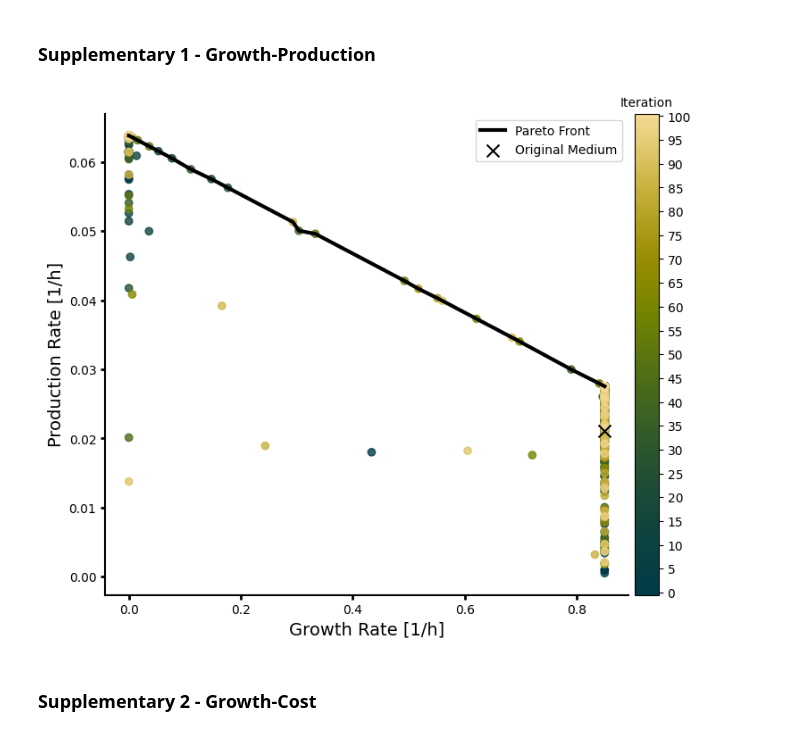
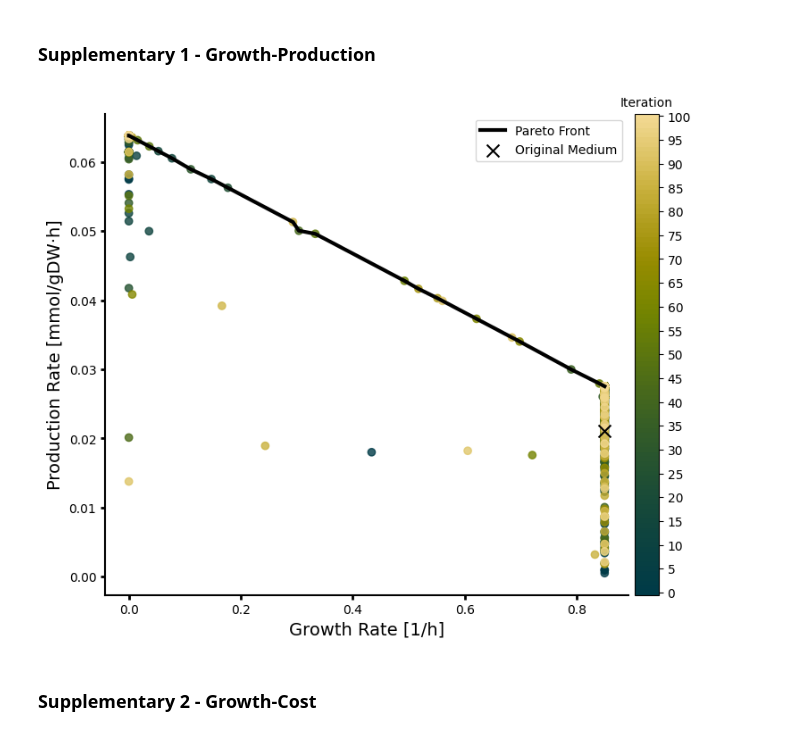
Before and after one commit to cjmerzbacher/mobo-medium-conditions, a Jupyter notebook: analysis/suppfigs.ipynb, the cells around one changed output. Cells and saved outputs as stored; diff of their text form; code cells hidden in the pictures.

Commit message:
fixed units on production axis

```diff
--- a/analysis/suppfigs.ipynb
+++ b/analysis/suppfigs.ipynb
@@ -82,35 +82,35 @@ axes.scatter(
     color = "black", marker = "x",
     label = "Original Medium", s = 100, zorder = 5
     )
 
 
 # axes
 axes.set_xlabel("Growth Rate [1/h]", fontsize = 14)
-axes.set_ylabel("Production Rate [1/h]", fontsize = 14)
+axes.set_ylabel("Production Rate [mmol/gDW·h]", fontsize = 14)
 axes.xaxis.set_tick_params(width = 2, labelsize = 10)
 axes.yaxis.set_tick_params(width = 2, labelsize = 10)
 axes.spines["top"].set_visible(False)
 axes.spines["right"].set_visible(False)
 axes.spines["bottom"].set_linewidth(1.5)
 axes.spines["left"].set_linewidth(1.5)
 
 # Add the color bar
 tick_positions = np.arange(0, n_batch + 1, 5)
 sm = cm.ScalarMappable(cmap = cmap, norm = norm)
 cbar = fig.colorbar(sm, ax = axes, ticks = tick_positions, pad = 0.01) # pad defines distance
 cbar.ax.set_title("Iteration", fontsize = 10)
 cbar.ax.tick_params(which = "minor", size = 0) # turn off minor ticks at colour boundaries
 
 # Display the legend
 axes.legend()
 
 # Show the plot
 plt.show()
 
 fig.set_size_inches(9, 7)  # Consistent physical size in inches
 fig.savefig("SuppFigure1.png", dpi = 300, bbox_inches = None)
 # %% [output]
-[figure, old version]
+[figure, new version]
 # %% [markdown]
 ### Supplementary 2 - Growth-Cost
 # %%
```
Also changed, not shown: parts of 2 cells of this notebook.
